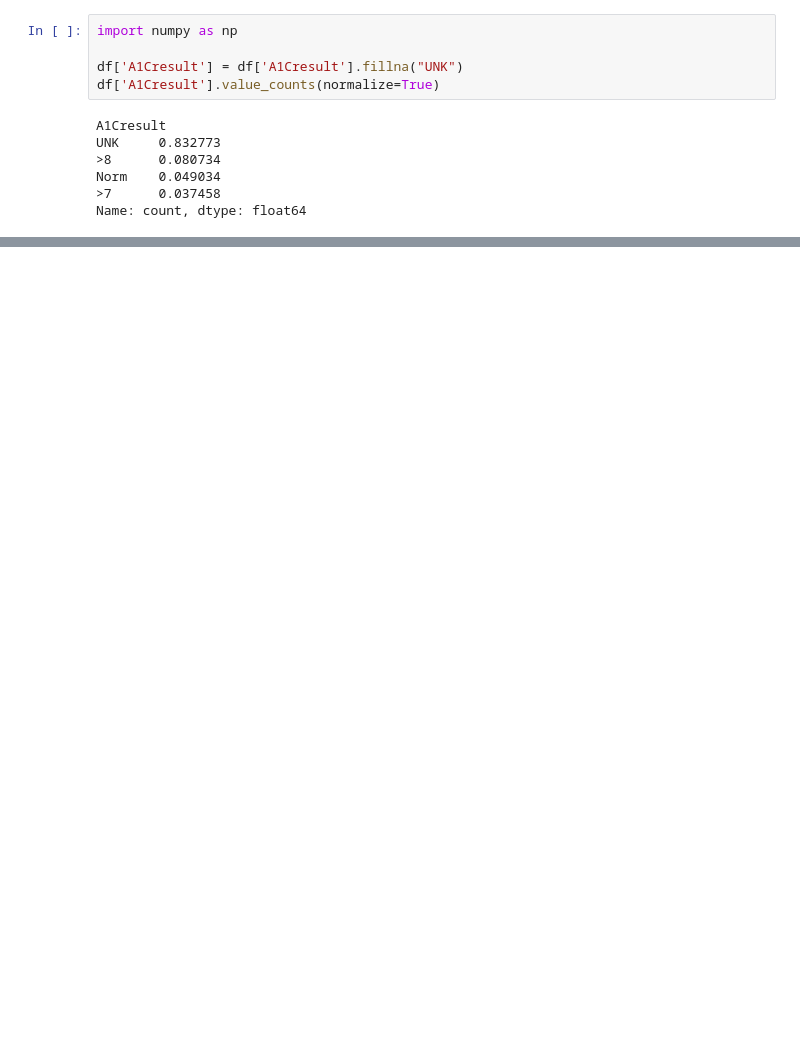
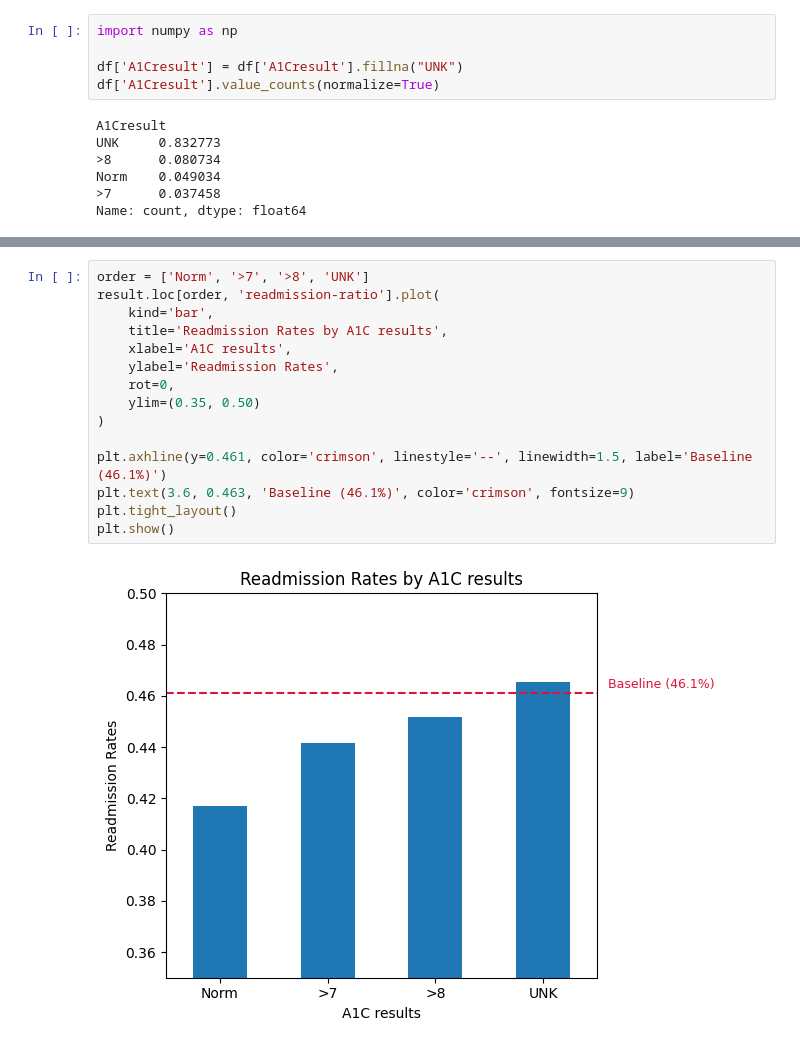
Before and after one commit to aboltonbsb/diabetes-readmission-predictor, a Jupyter notebook: notebooks/02_EDA.ipynb, the cells around one changed output, grey strips where cells are left out. Saved outputs shown, nothing was run; the diff lists cells and outputs as text; blank space fills up the shorter version.

```diff
--- a/notebooks/02_EDA.ipynb
+++ b/notebooks/02_EDA.ipynb
@@ -111,0 +117,17 @@ result
+# %%
+order = ['Norm', '>7', '>8', 'UNK']
+result.loc[order, 'readmission-ratio'].plot(
+    kind='bar',
+    title='Readmission Rates by A1C results',
+    xlabel='A1C results',
+    ylabel='Readmission Rates',
+    rot=0,
+    ylim=(0.35, 0.50)
+)
+
+plt.axhline(y=0.461, color='crimson', linestyle='--', linewidth=1.5, label='Baseline (46.1%)')
+plt.text(3.6, 0.463, 'Baseline (46.1%)', color='crimson', fontsize=9)
+plt.tight_layout()
+plt.show()
+# %% [output]
+[figure, added]
```
Also changed, not shown: parts of 2 cells of this notebook.
